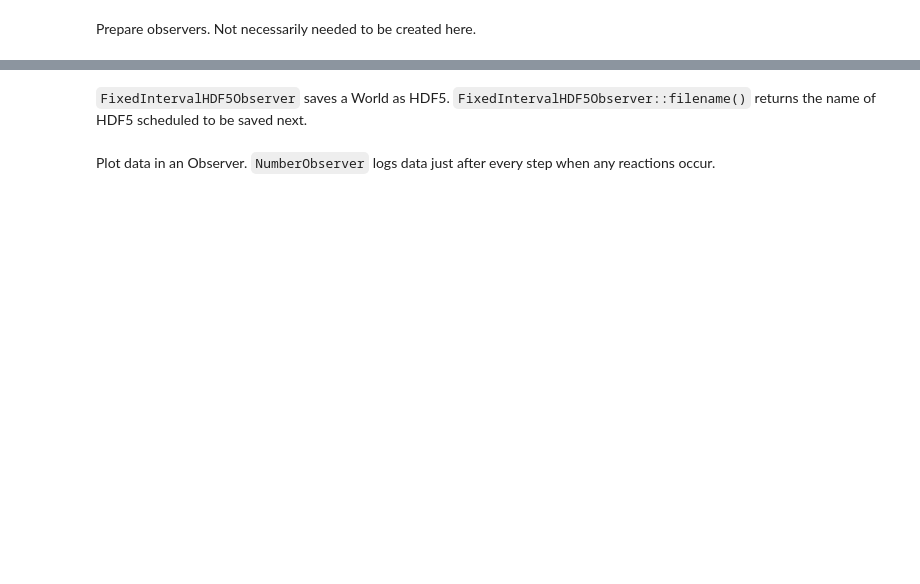
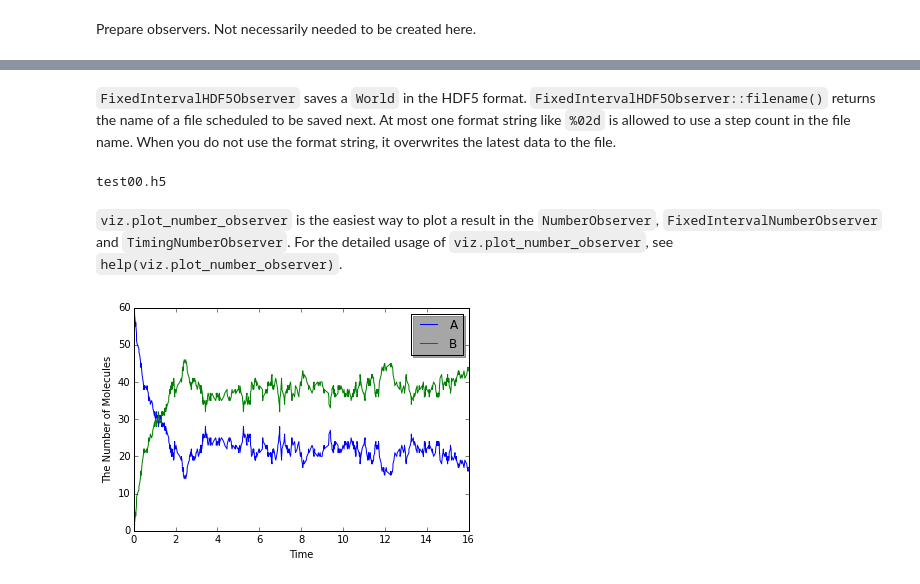
Before and after one commit to ecell/ecell4_base, a Jupyter notebook: ipynb/Tutorials/Observer.ipynb, the cells around one changed output, grey strips where cells are left out. Drawn from its saved outputs; the diff is of its cells as text; code cells hidden in the pictures; blank space fills up the shorter version.

```diff
--- a/ipynb/Tutorials/Observer.ipynb
+++ b/ipynb/Tutorials/Observer.ipynb
@@ -34,2 +46,2 @@ print([sp.serial() for sp in obs1.targets()])
 # %% [markdown]
-`FixedIntervalHDF5Observer` saves a World as HDF5. `FixedIntervalHDF5Observer::filename()` returns the name of HDF5 scheduled to be saved next.
+`FixedIntervalHDF5Observer` saves a `World` in the HDF5 format. `FixedIntervalHDF5Observer::filename()` returns the name of a file scheduled to be saved next. At most one format string like `%02d` is allowed to use a step count in the file name. When you do not use the format string, it overwrites the latest data to the file.
@@ -38,2 +48,12 @@ print([sp.serial() for sp in obs1.targets()])
-# %% [markdown]
-Plot data in an Observer. `NumberObserver` logs data just after every step when any reactions occur.
+# %%
+print(obs4.filename())
+# %% [output]
+test00.h5
+# %% [markdown]
+`viz.plot_number_observer` is the easiest way to plot a result in the `NumberObserver`, `FixedIntervalNumberObserver` and `TimingNumberObserver`. For the detailed usage of `viz.plot_number_observer`, see `help(viz.plot_number_observer)`.
+# %%
+%matplotlib inline
+from ecell4 import viz
+viz.plot_number_observer(obs2)
+# %% [output]
+[figure, added]
```
Also changed, not shown: parts of 27 cells of this notebook.
